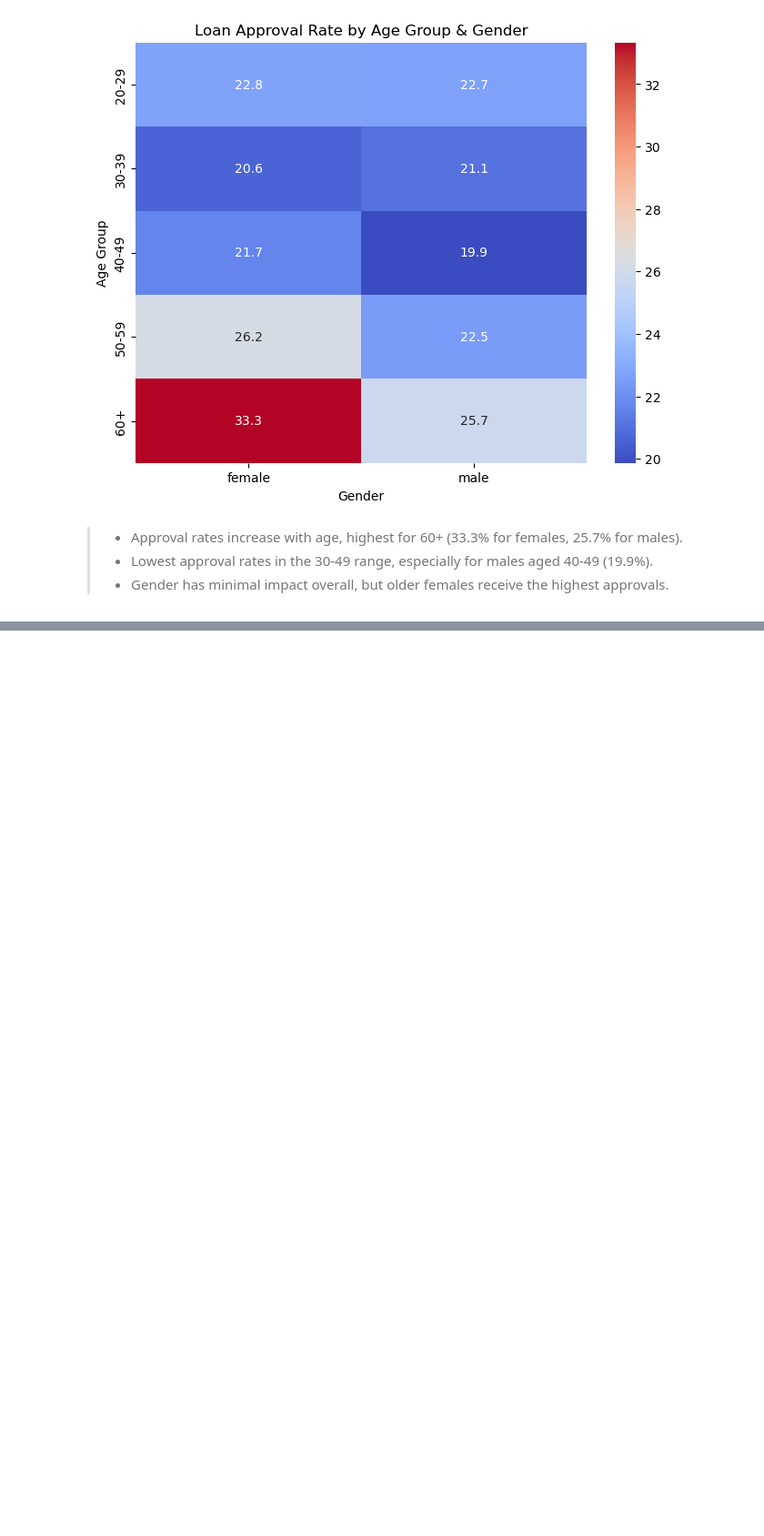
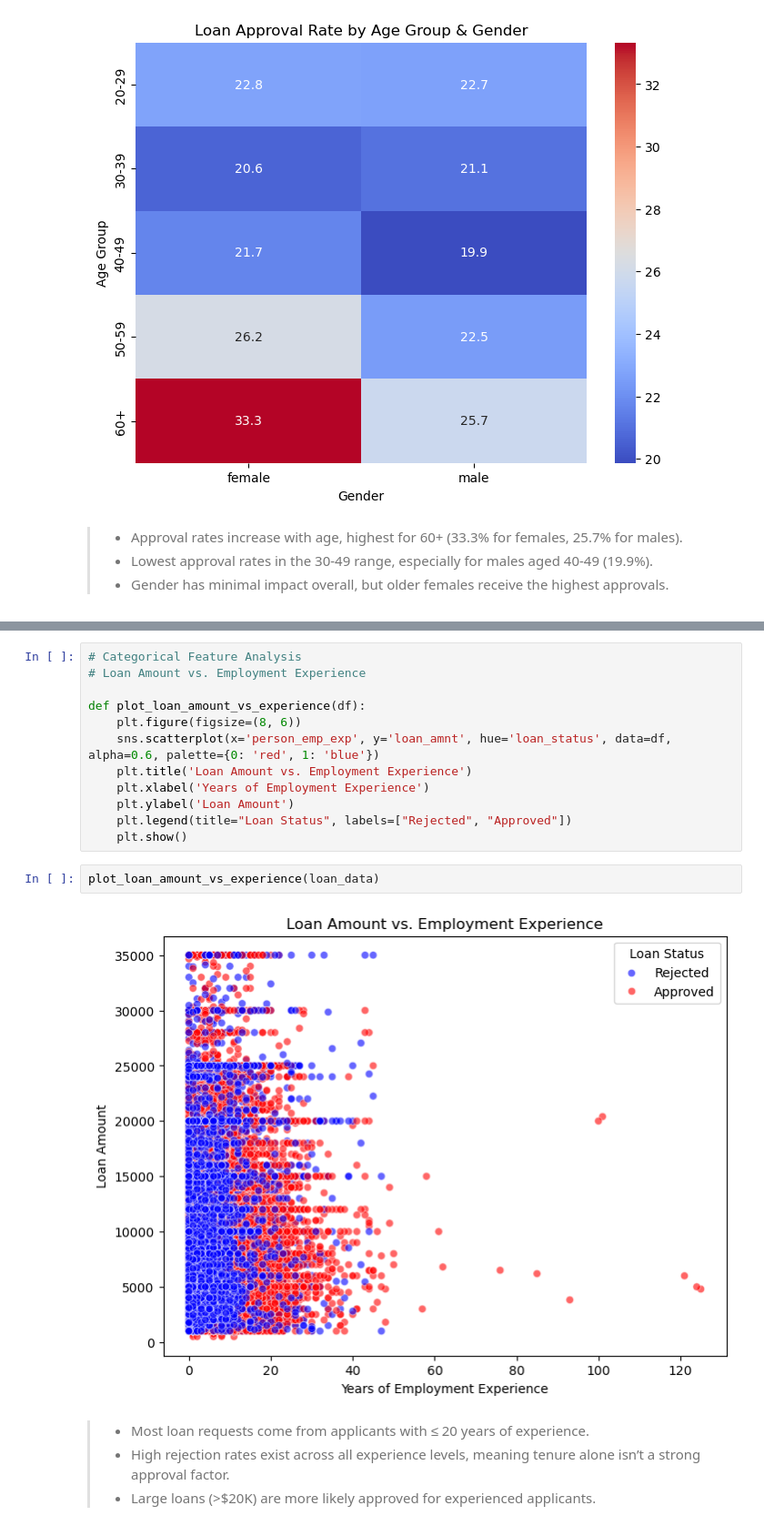
Before and after one commit to khan-asim-88/Loan-Approval-Prediction-Using-Machine-Learning, a Jupyter notebook: Loan_Approval_Prediction.ipynb, the cells around one changed output, grey strips where cells are left out. Shown at 91% size. Drawn from its saved outputs; the diff is of its cells as text; blank space fills up the shorter version.

```diff
--- a/Loan_Approval_Prediction.ipynb
+++ b/Loan_Approval_Prediction.ipynb
@@ -316,0 +369,20 @@ plot_age_gender_heatmap(loan_data)
+# %%
+# Categorical Feature Analysis
+# Loan Amount vs. Employment Experience
+
+def plot_loan_amount_vs_experience(df):
+    plt.figure(figsize=(8, 6))
+    sns.scatterplot(x='person_emp_exp', y='loan_amnt', hue='loan_status', data=df, alpha=0.6, palette={0: 'red', 1: 'blue'})
+    plt.title('Loan Amount vs. Employment Experience')
+    plt.xlabel('Years of Employment Experience')
+    plt.ylabel('Loan Amount')
+    plt.legend(title="Loan Status", labels=["Rejected", "Approved"])
+    plt.show()
+# %%
+plot_loan_amount_vs_experience(loan_data)
+# %% [output]
+[figure, added]
+# %% [markdown]
+> - Most loan requests come from applicants with ≤ 20 years of experience.
+> - High rejection rates exist across all experience levels, meaning tenure alone isn’t a strong approval factor.
+> - Large loans (>$20K) are more likely approved for experienced applicants.
```
Also changed, not shown: parts of 6 cells of this notebook.
